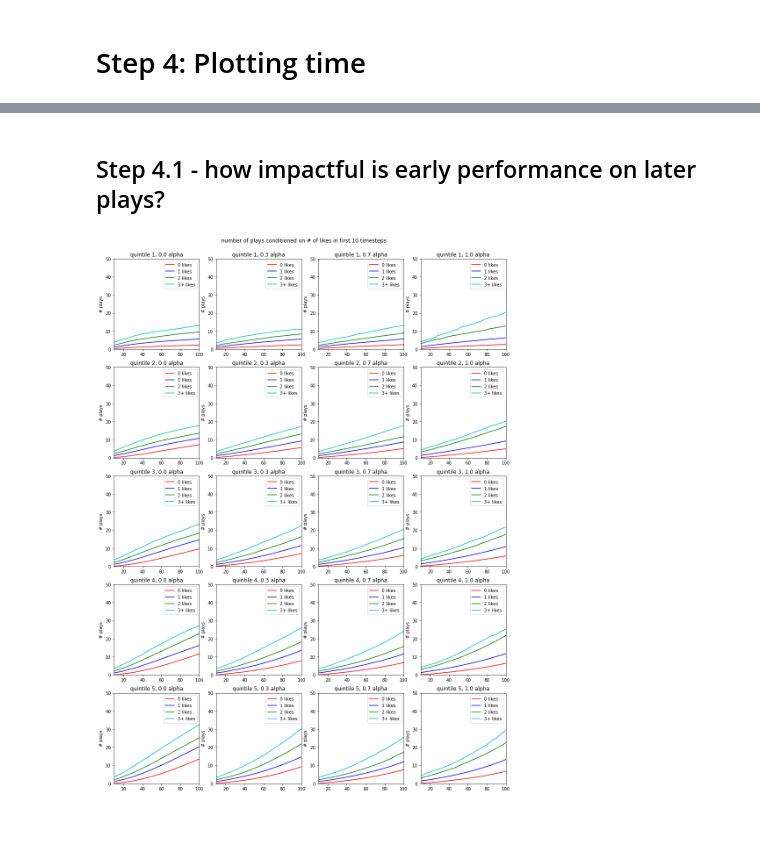
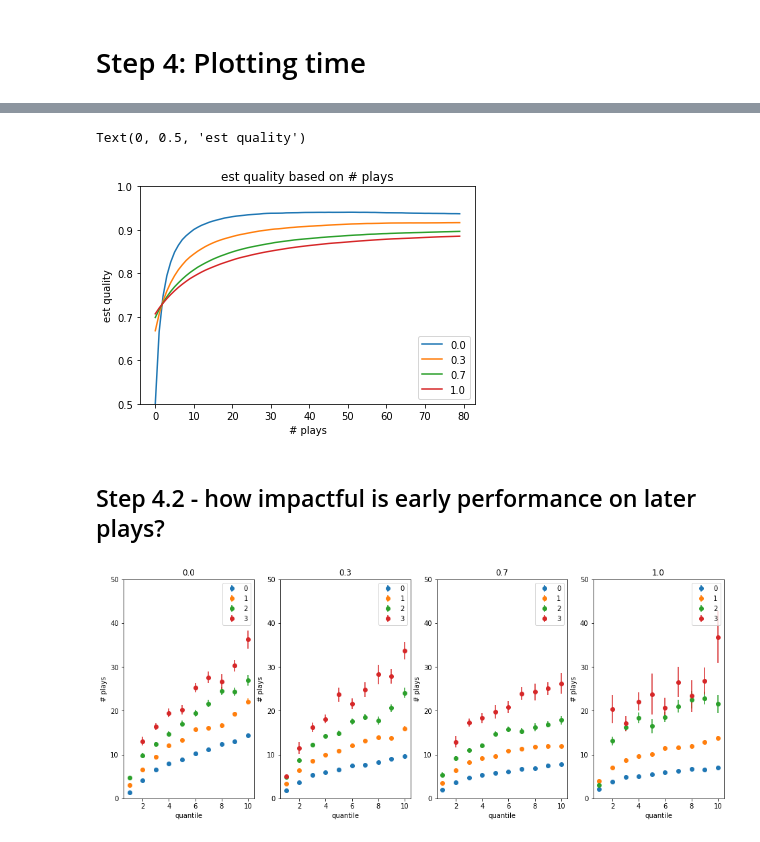
Before and after one commit to LEFTA98/ratings_with_eb, a Jupyter notebook: soal_sims_analysis.ipynb, the cells around one changed output, grey strips where cells are left out. Drawn from its saved outputs; the diff is of its cells as text; code cells hidden in the pictures.

```diff
--- a/soal_sims_analysis.ipynb
+++ b/soal_sims_analysis.ipynb
@@ -67,0 +103,4 @@ dict_keys([10328, 1351, 6757, 1095, 4028, 8915, 4706, 4443, 7039, 6763, 1299, 72
+# %%
+num_quints = 5
+cutoff = 80
+quantile_df = pd.qcut(video_df,q=num_quints,labels=[1,2,3,4,5])
@@ -68,21 +159,36 @@ dict_keys([10328, 1351, 6757, 1095, 4028, 8915, 4706, 4443, 7039, 6763, 1299, 72
+# %%
+plt.ylim((0.5, 1))
+keys = [k for k in data_dict]
+for k in keys:
+    plt.plot(plot_dict[k],label=k)
+plt.legend()
+plt.title('est quality based on # plays')
+plt.xlabel('# plays')
+plt.ylabel('est quality')
+# %% [output]
+Text(0, 0.5, 'est quality')
+[figure, added]
 # %% [markdown]
-## Step 4.1 - how impactful is early performance on later plays?
+## Step 4.2 - how impactful is early performance on later plays?
+# %%
+num_quants = 10
+cutoff = 100 # must be greater than or equal to 10
 # %%
 # build the modified data dict from the existing data dict
 
-quantile_df = pd.qcut(video_df,q=5,labels=[1,2,3,4,5])
+quantile_df = pd.qcut(video_df,q=num_quants,labels=range(1,num_quants+1))
 modified_data_dict = dict()
 for k in data_dict:
     d = dict()
     for l in data_dict[k]:
         for traj in data_dict[k][l]:
-            if traj.shape[0] >= 101:
+            if traj.shape[0] >= cutoff + 1:
                 prod_id = l if k==0.0 else l[0]
                 traj_qual = quantile_df[prod_id] # get quality to closest multiple of 0.2
-                truncated_traj = copy.deepcopy(traj)[10:101,:]
-                num_likes_at_10 = int(np.sum(truncated_traj[0,0]) - np.sum(traj[0,0]))
+                truncated_traj = copy.deepcopy(traj)[cutoff,:]
+                num_likes_at_10 = int(np.sum(traj[10,0]) - np.sum(traj[0,0]))
                 num_likes_at_10 = 3 if num_likes_at_10 > 3 else num_likes_at_10
-                truncated_traj = np.sum(truncated_traj, axis=1) - np.sum(traj[0,:])
+                truncated_traj = np.sum(truncated_traj) - np.sum(traj[0,:])
                 if (num_likes_at_10, traj_qual) in d:
                     d[(num_likes_at_10, traj_qual)].append(truncated_traj)
                 else:
@@ -90,29 +196,27 @@ for k in data_dict:
 
     modified_data_dict[k] = d
 # %%
-f, axes = plt.subplots(5,4)
-f.set_size_inches(16,22)
-qualities = [1,2,3,4,5]
-colours = ['r','b','g','c','m','y']
-f.suptitle('number of plays conditioned on # of likes in first 10 timesteps',y=0.91)
-for i in range(len(modified_data_dict.keys())):
-    k = list(modified_data_dict.keys())[i]
-    for j in range(len(qualities)):
-        relevant_keys = [m for m in modified_data_dict[k].keys() if qualities[j]==m[1]]
-        relevant_keys = sorted(relevant_keys)
-        plt.sca(axes[j,i])
-        xlims = np.linspace(10,100,91)
-        plt.xlim((10,100))
-        plt.ylim((0,50))
-        plt.ylabel('# plays')
-        plt.title(f'quintile {qualities[j]}, {k} alpha')
-        for t in range(len(relevant_keys)):
-            m = relevant_keys[t]
-            data = np.mean(copy.deepcopy(modified_data_dict[k][m]),axis=0)
-            lab = f'{m[0]} likes' if m[0] < 3 else f'{m[0]}+ likes'
-            plt.plot(xlims, data, label=lab, color=colours[t])
-            plt.legend()
-
-plt.show()
+f, axes = plt.subplots(1,4)
+f.set_size_inches(16,6)
+prior_keys = sorted(list(modified_data_dict.keys()))
+# f.suptitle('number of plays conditioned on # of likes in first 10 timesteps',y=0.91)
+for i in range(len(axes)):
+    plt.sca(axes[i])
+    k = prior_keys[i]
+    curr_dict = modified_data_dict[k]
+    for num_likes in np.unique([a for (a,b) in modified_data_dict[k].keys()]):
+#         plt.scatter(x=[b for (a,b) in modified_data_dict[k].keys() if a==num_likes],
+#                     y=[np.mean(modified_data_dict[k][(num_likes,b)]) for (a,b) in modified_data_dict[k].keys() if a==num_likes],
+#                     label=num_likes)
+        plt.errorbar(x=[b for (a,b) in modified_data_dict[k].keys() if a==num_likes],
+            y=[np.mean(modified_data_dict[k][(num_likes,b)]) for (a,b) in modified_data_dict[k].keys() if a==num_likes],
+            yerr =[scipy.stats.sem(modified_data_dict[k][(num_likes,b)]) for (a,b) in modified_data_dict[k].keys() if a==num_likes],
+            fmt='o',
+            label=num_likes)
+    plt.legend()
+    plt.title(k)
+    plt.ylim((0,50))
+    plt.xlabel('quantile')
+    plt.ylabel('# plays')
 # %% [output]
-[figure, old version]
+[figure, new version]
```
Also changed, not shown: parts of 15 cells of this notebook.
